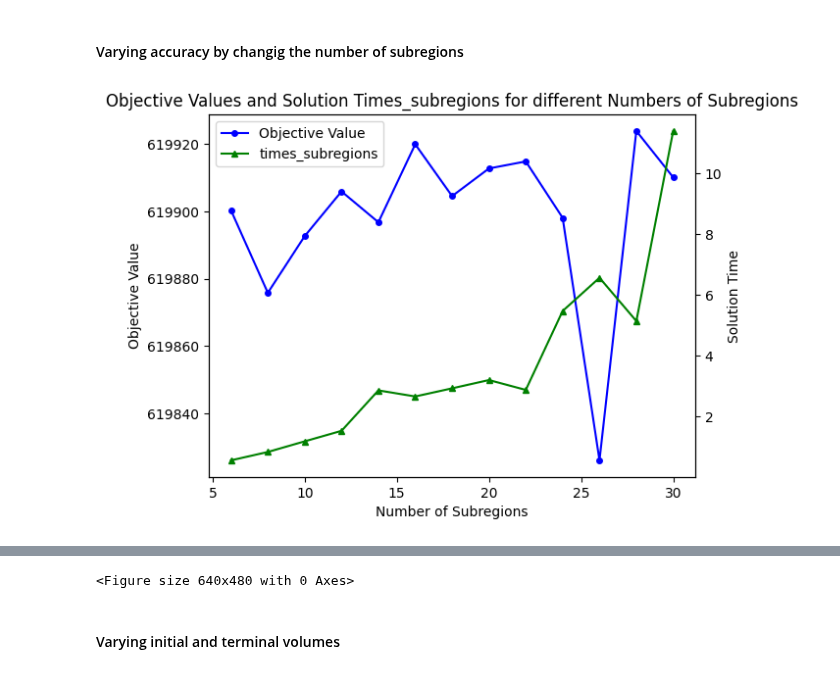
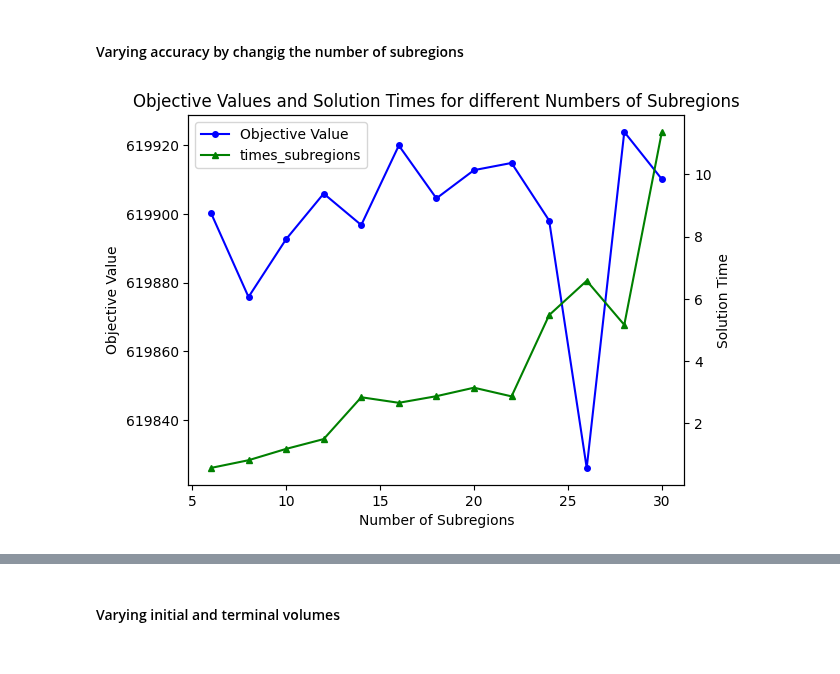
Before and after one commit to FredericWeiss/Seminar-Thesis, a Jupyter notebook: psh.ipynb, the cells around one changed output, grey strips where cells are left out. Cells and saved outputs as stored; diff of their text form; code cells hidden in the pictures.

Commit message:
Updated images

```diff
--- a/psh.ipynb
+++ b/psh.ipynb
@@ -888,35 +888,36 @@ for l in values_subregions:
 
     # Solving the model
     psh_subregions.solve_model()
 
     # Saving results
     objective_values_subregions.append(psh_subregions.objective_value)
     times_subregions.append(psh_subregions.solve_details.time)
 
 # Plotting the results
 fig, ax = plt.subplots()
 ax.plot(values_subregions, objective_values_subregions, marker='o', markersize=4, label='Objective Value', color='blue')
 ax2 = ax.twinx()
 ax2.plot(values_subregions, times_subregions, marker='^', markersize=4, label='times_subregions', color='green')
 
-ax.set_title('Objective Values and Solution Times_subregions for different Numbers of Subregions')
+ax.set_title('Objective Values and Solution Times for different Numbers of Subregions')
 ax.set_ylabel('Objective Value')
 ax.set_xlabel('Number of Subregions')
 ax2.set_ylabel('Solution Time')
 
 lines = ax.get_lines() + ax2.get_lines()
 labels = [line.get_label() for line in lines]
 ax.legend(lines, labels)
 
+plt.savefig('Images/subregions.png', bbox_inches='tight')
 plt.show()
-plt.savefig('Images/subregions.png')
+
 
 # Showing the results in a table
 sensitivity_subregions = pd.DataFrame(index=['Objective Value', 'Solution Time'], columns=values_subregions)
 sensitivity_subregions.loc['Objective Value':,] = objective_values_subregions
 sensitivity_subregions.loc['Solution Time':,] = times_subregions
 sensitivity_subregions
 # %% [output]
-[figure, old version]
+[figure, new version]
 |  | 6 | 8 | 10 | 12 | 14 | 16 | 18 | 20 | 22 | 24 | 26 | ... |
 | Objective Value | 619900.296862 | 619875.830259 | 619892.644297 | 619905.906472 | 619896.76242 | 619919.898743 | 619904.519292 | 619912.726278 | 619914.814276 | 619898.079688 | 619826.120911 | ... |
@@ -924,4 +925,3 @@ sensitivity_subregions
-<Figure size 640x480 with 0 Axes>
 # %% [markdown]
 #### Varying initial and terminal volumes
 # %%
```
Also changed, not shown: parts of 13 cells of this notebook, 11 other files.
